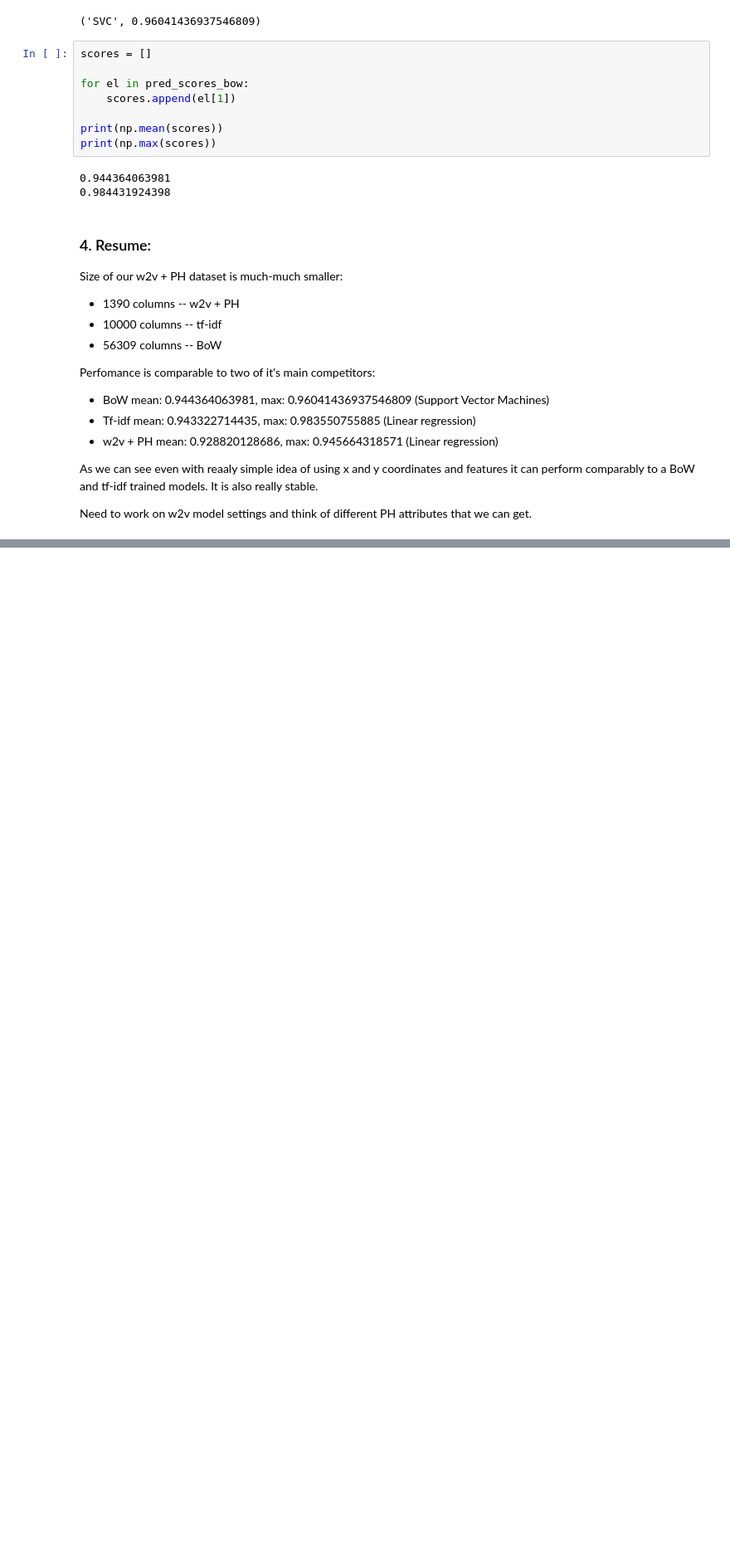
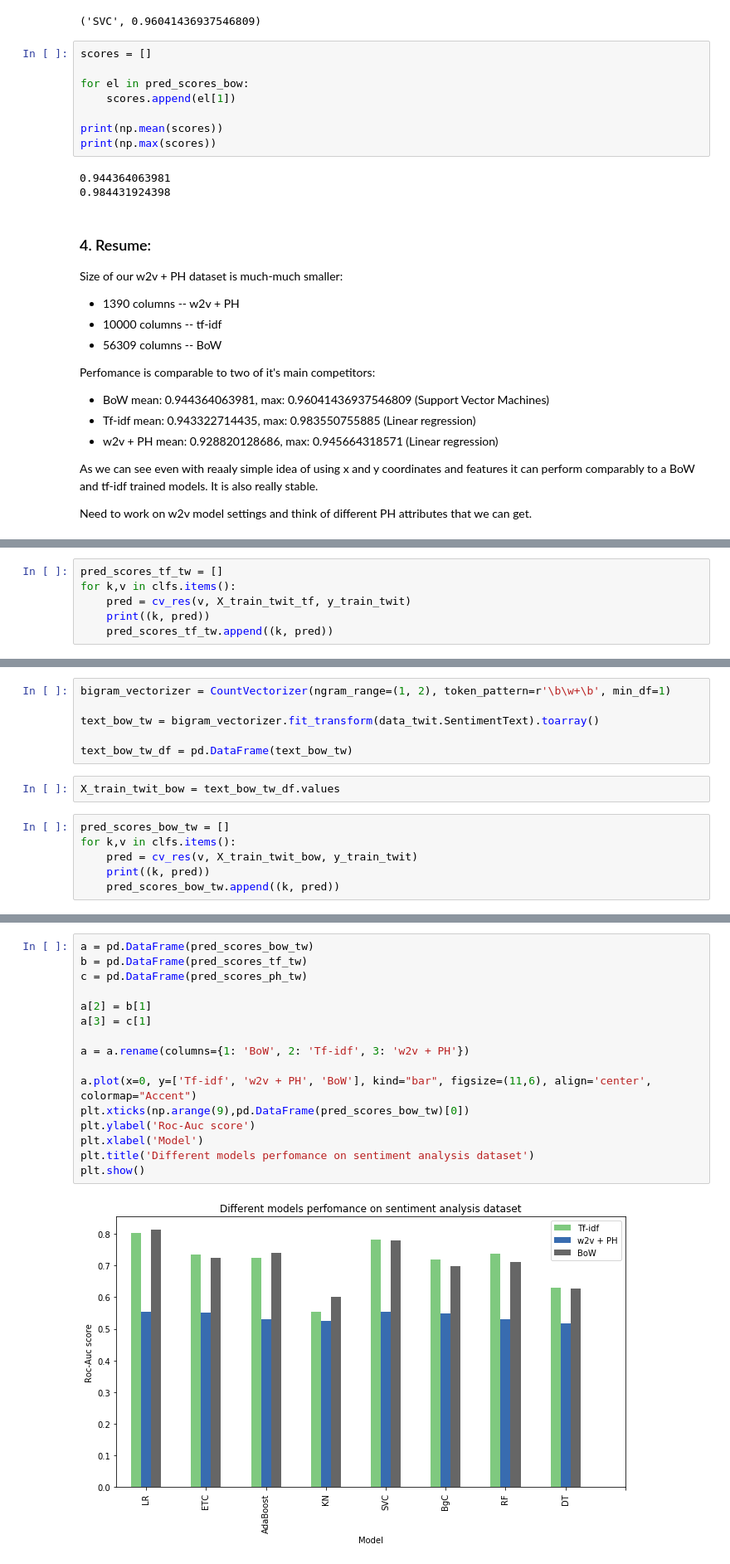
Before and after one commit to alexeykosh/2018-persistent-homology-NLP, a Jupyter notebook: model_test.ipynb, the cells around one changed output, grey strips where cells are left out. Shown: that part at 83% size. Drawn from its saved outputs; the diff is of its cells as text; blank space fills up the shorter version.

Commit message:
Model tests updated

```diff
--- a/model_test.ipynb
+++ b/model_test.ipynb
@@ -526,0 +648,6 @@ Need to work on w2v model settings and think of different PH attributes that we
+# %%
+pred_scores_tf_tw = []
+for k,v in clfs.items():
+    pred = cv_res(v, X_train_twit_tf, y_train_twit)
+    print((k, pred))
+    pred_scores_tf_tw.append((k, pred))
@@ -526,0 +696,14 @@ Need to work on w2v model settings and think of different PH attributes that we
+# %%
+bigram_vectorizer = CountVectorizer(ngram_range=(1, 2), token_pattern=r'\b\w+\b', min_df=1)
+
+text_bow_tw = bigram_vectorizer.fit_transform(data_twit.SentimentText).toarray()
+
+text_bow_tw_df = pd.DataFrame(text_bow_tw)
+# %%
+X_train_twit_bow = text_bow_tw_df.values
+# %%
+pred_scores_bow_tw = []
+for k,v in clfs.items():
+    pred = cv_res(v, X_train_twit_bow, y_train_twit)
+    print((k, pred))
+    pred_scores_bow_tw.append((k, pred))
@@ -526,0 +719,18 @@ Need to work on w2v model settings and think of different PH attributes that we
+# %%
+a = pd.DataFrame(pred_scores_bow_tw)
+b = pd.DataFrame(pred_scores_tf_tw)
+c = pd.DataFrame(pred_scores_ph_tw)
+
+a[2] = b[1]
+a[3] = c[1]
+
+a = a.rename(columns={1: 'BoW', 2: 'Tf-idf', 3: 'w2v + PH'})
+
+a.plot(x=0, y=['Tf-idf', 'w2v + PH', 'BoW'], kind="bar", figsize=(11,6), align='center', colormap="Accent")
+plt.xticks(np.arange(9),pd.DataFrame(pred_scores_bow_tw)[0])
+plt.ylabel('Roc-Auc score')
+plt.xlabel('Model')
+plt.title('Different models perfomance on sentiment analysis dataset')
+plt.show()
+# %% [output]
+[figure, added]
```
Also changed, not shown: parts of 24 cells of this notebook.
